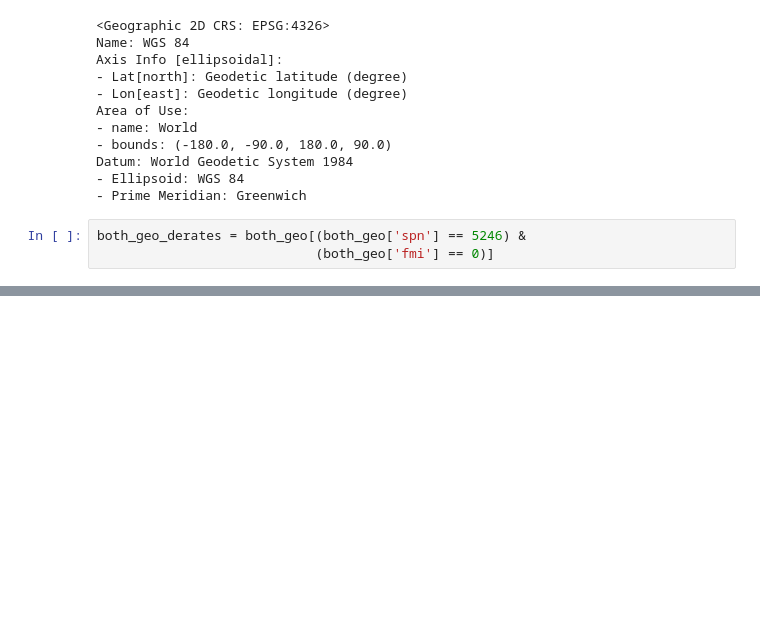
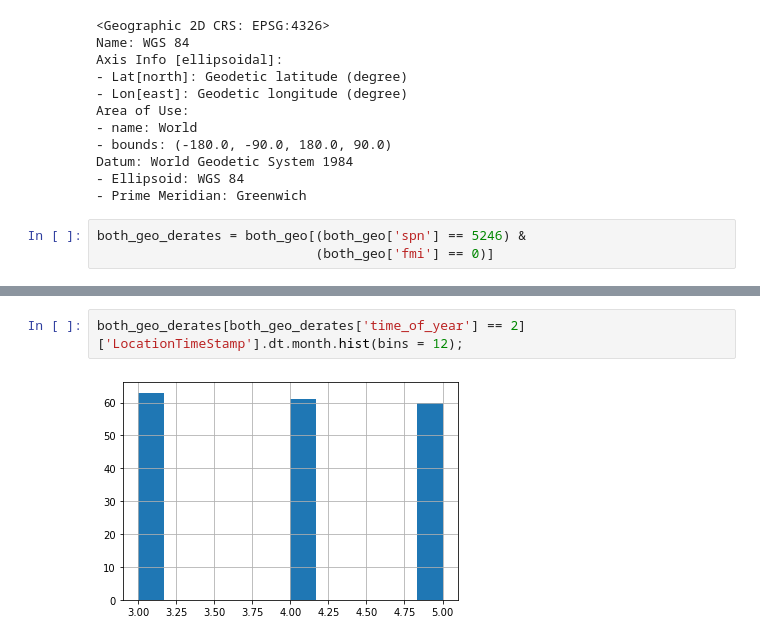
Before and after one commit to jrioross/big_g_express, a Jupyter notebook: notebooks/geospatial_explore.ipynb, the cells around one changed output, grey strips where cells are left out. Drawn from its saved outputs; the diff is of its cells as text; blank space fills up the shorter version.

```diff
--- a/notebooks/geospatial_explore.ipynb
+++ b/notebooks/geospatial_explore.ipynb
@@ -90,0 +173,4 @@ map_derates
+# %%
+both_geo_derates[both_geo_derates['time_of_year'] == 2]['LocationTimeStamp'].dt.month.hist(bins = 12);
+# %% [output]
+[figure, added]
```
Also changed, not shown: parts of 11 cells of this notebook.
